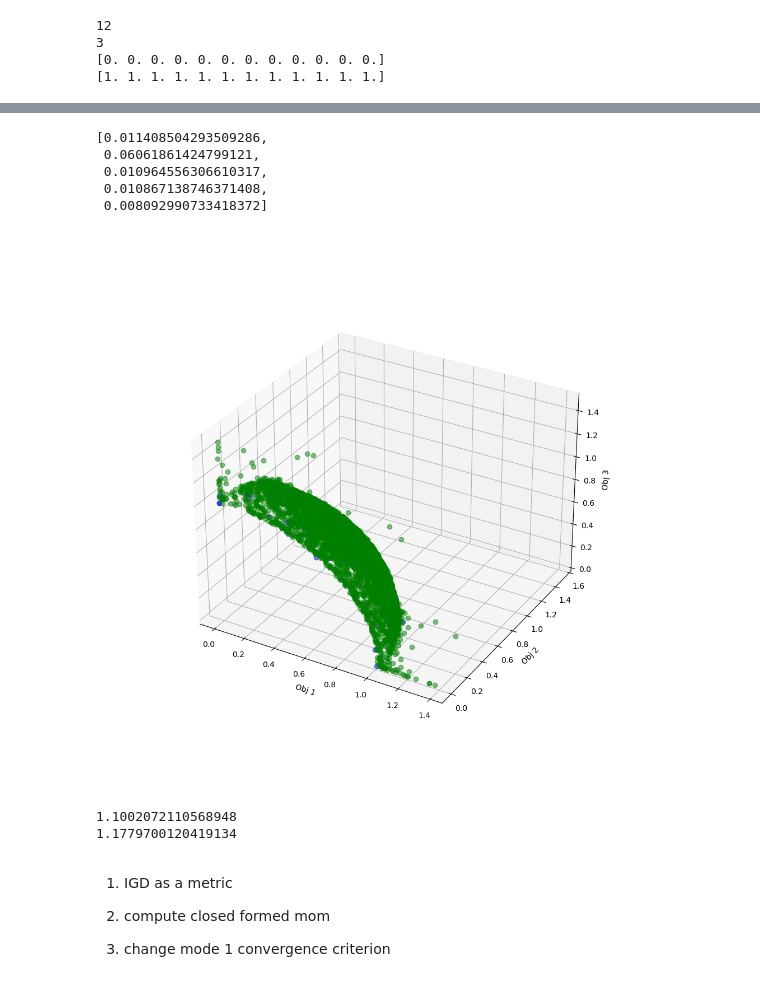
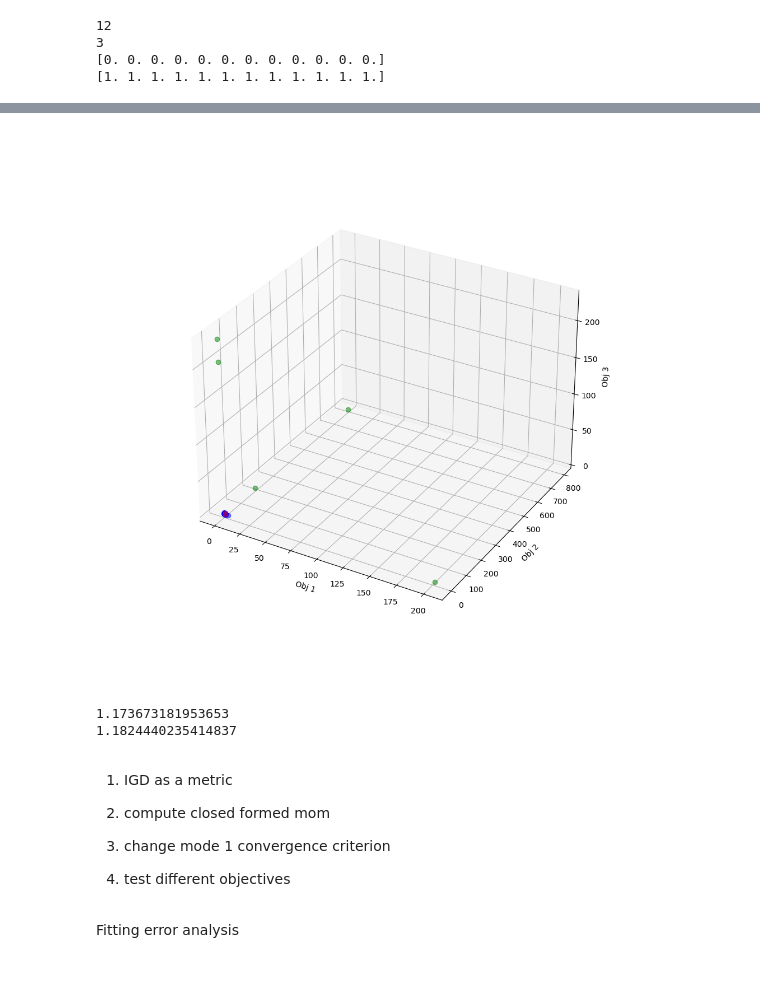
Before and after one commit to rameshsrinivasanuci/multiobjective, a Jupyter notebook: dtlz.ipynb, the cells around one changed output, grey strips where cells are left out. Cells and saved outputs as stored; diff of their text form; code cells hidden in the pictures.

```diff
--- a/dtlz.ipynb
+++ b/dtlz.ipynb
@@ -61,14 +61,3 @@ n_gen  |  n_eval  | n_nds  |      igd      |       gd
-# %%
-import numpy as np
-x = np.random.rand(12)
-
-F = problem.evaluate(x)
-
-print("Decision variables:")
-print(x)
-
-print("Objectives:")
-print(F)
 # %%
 from eda_emna import ContEDA
 import os
@@ -77,13 +66,13 @@ import pickle
 cont_eda = ContEDA(
     problem,
     pop_size=1_000,
-    generations=20,
+    generations=150,
     max_no_improve_gen=3,
     max_row_diff=0.1,
     seed=1123
 )
 results = cont_eda.run()
-results_path = f"eda_conti_results/test_dtlz2.pkl"
+results_path = f"eda_conti_results/test_dtlz3_3obj.pkl"
 
 if os.path.exists(results_path):
     raise ValueError(f"File {results_path} already exists")
@@ -131,3 +99,3 @@ EDA finished in 51.21s (mode 1: 20 gens, mode 2: 20 gens)
 # %%
-with open(f"eda_conti_results/test_dtlz2.pkl", "rb") as f:
+with open(f"eda_conti_results/test_dtlz2_5obj.pkl", "rb") as f:
     results = pickle.load(f)
@@ -157,8 +112,0 @@ plt.plot(results['js_div_list'])
-# %%
-results['js_div_list'][15:20]
-# %% [output]
-[0.011408504293509286,
- 0.06061861424799121,
- 0.010964556306610317,
- 0.010867138746371408,
- 0.008092990733418372]
@@ -197,25 +113,27 @@ for j in (0, 1):
 # %%
 F_eda = results['converged_pf_table'][-1]
+# %%
+import numpy as np
+
+ref_point = np.full(n_obj, 1.2)
 # %%
 import matplotlib.pyplot as plt
 %matplotlib widget
 from mpl_toolkits.mplot3d import Axes3D
 
 fig = plt.figure(figsize=(10, 10))
 ax = fig.add_subplot(projection='3d')
 ax.plot(F[:,0], F[:,1], F[:,2], 'bo', alpha=0.5, markersize=6)
 ax.plot(F_eda[:,0], F_eda[:,1], F_eda[:,2], 'go', alpha=0.5, markersize=6)
+ax.plot(ref_point[0], ref_point[1], ref_point[2], 'rs', alpha=0.5, markersize=6)
 ax.set_xlabel('Obj 1')
 ax.set_ylabel('Obj 2')
 ax.set_zlabel('Obj 3')
 plt.show()
 # %% [output]
-[figure, old version]
+[figure, new version]
 # %%
 from pymoo.indicators.hv import HV
-import numpy as np
-
-ref_point = np.array([1.2, 1.2, 1.2])
 
 hv = HV(ref_point=ref_point)
 hv_F = hv(F)
@@ -223,11 +141,15 @@ hv_F_eda = hv(F_eda)
 print(hv_F)
 print(hv_F_eda)
 # %% [output]
-1.1002072110568948
-1.1779700120419134
+1.173673181953653
+1.1824440235414837
 # %% [markdown]
 1. IGD as a metric
 
 2. compute closed formed mom
 
 3. change mode 1 convergence criterion
+
+4. test different objectives
+# %% [markdown]
+Fitting error analysis
```
Also changed, not shown: parts of 12 cells of this notebook.
